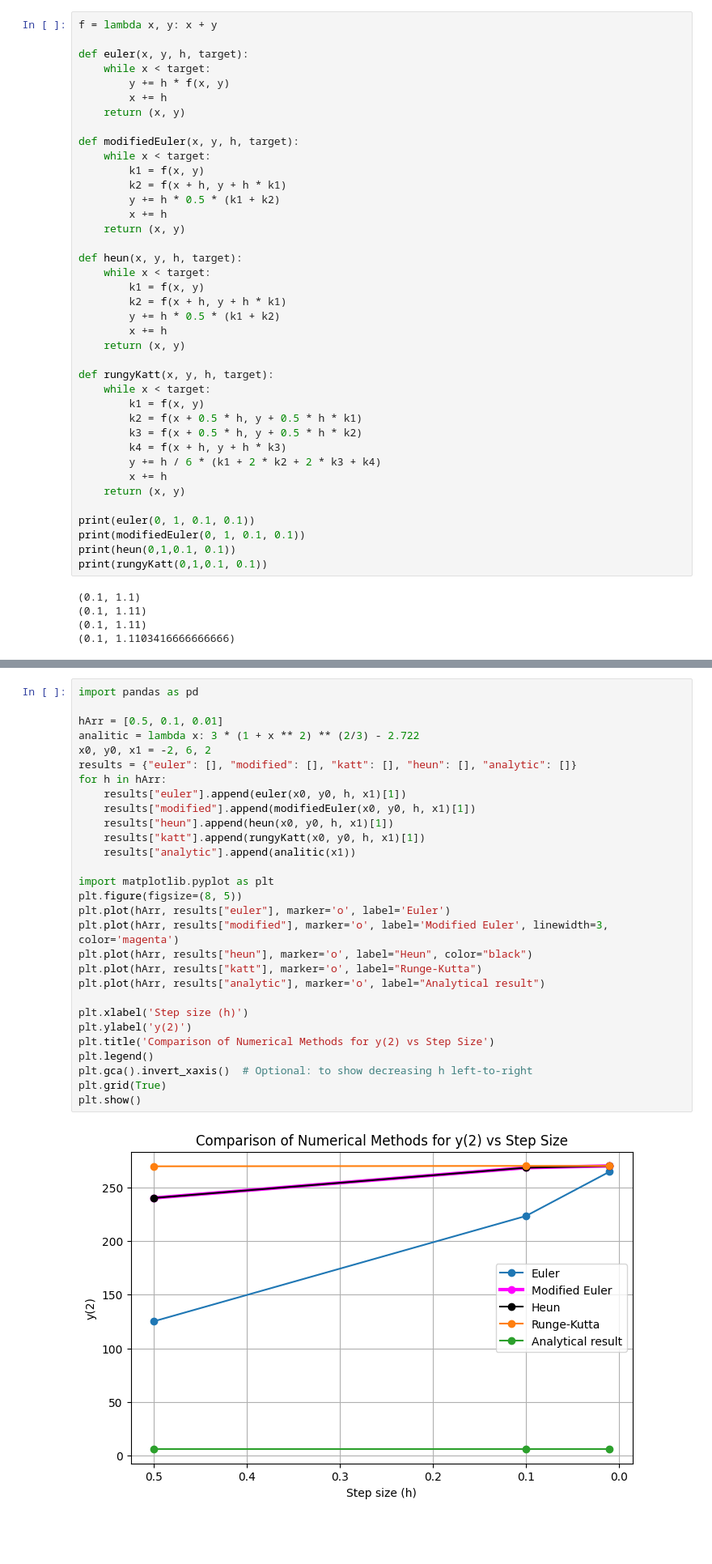
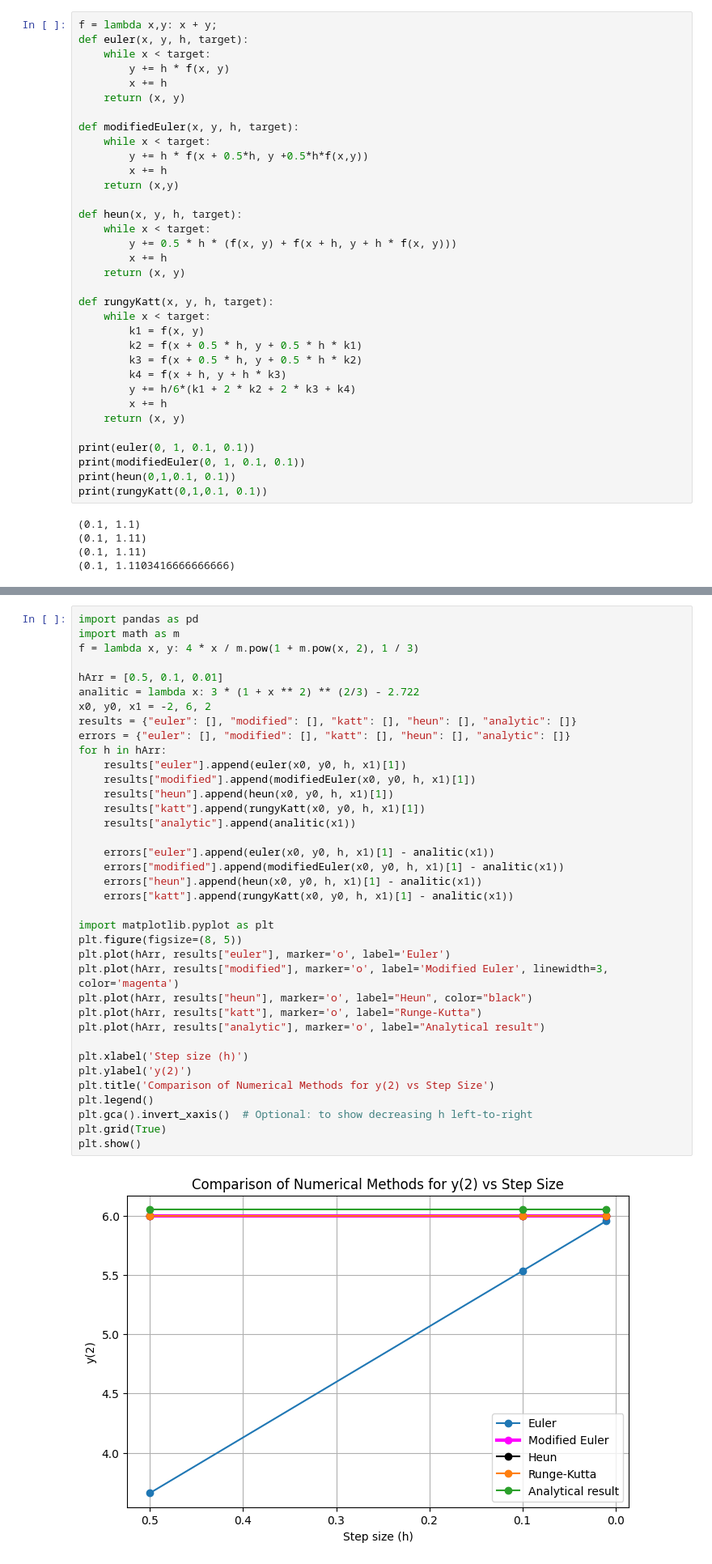
Before and after one commit to Hadidomena/MetodyNumeryczne, a Jupyter notebook: MetodyNumeryczne/Sprawozdanie4.ipynb, the cells around one changed output, grey strips where cells are left out. Shown at 81% size. Cells and saved outputs as stored; diff of their text form; blank space fills up the shorter version.

```diff
--- a/MetodyNumeryczne/Sprawozdanie4.ipynb
+++ b/MetodyNumeryczne/Sprawozdanie4.ipynb
@@ -19,8 +21,7 @@
 
     - Metoda Rungego-Kutty - bardziej zaawansowana metoda, która pozwala na uzyskanie lepszej dokładności dzięki wykorzystaniu kilku ocen nachylenia funkcji w jednym kroku iteracyjnym.
 # %%
-f = lambda x, y: x + y
-
+f = lambda x,y: x + y;
 def euler(x, y, h, target):
     while x < target:
         y += h * f(x, y)
@@ -29,17 +30,13 @@ def euler(x, y, h, target):
 
 def modifiedEuler(x, y, h, target):
     while x < target:
-        k1 = f(x, y)
-        k2 = f(x + h, y + h * k1)
-        y += h * 0.5 * (k1 + k2)
+        y += h * f(x + 0.5*h, y +0.5*h*f(x,y))
         x += h
-    return (x, y)
+    return (x,y)
 
 def heun(x, y, h, target):
     while x < target:
-        k1 = f(x, y)
-        k2 = f(x + h, y + h * k1)
-        y += h * 0.5 * (k1 + k2)
+        y += 0.5 * h * (f(x, y) + f(x + h, y + h * f(x, y)))
         x += h
     return (x, y)
 
@@ -49,7 +46,7 @@ def rungyKatt(x, y, h, target):
         k2 = f(x + 0.5 * h, y + 0.5 * h * k1)
         k3 = f(x + 0.5 * h, y + 0.5 * h * k2)
         k4 = f(x + h, y + h * k3)
-        y += h / 6 * (k1 + 2 * k2 + 2 * k3 + k4)
+        y += h/6*(k1 + 2 * k2 + 2 * k3 + k4)
         x += h
     return (x, y)
 
@@ -81,35 +78,43 @@ c) **Analiza**:
    - Zalecenia, która metoda jest najbardziej efektywna w kontekście badanego równania.
 # %%
 import pandas as pd
+import math as m
+f = lambda x, y: 4 * x / m.pow(1 + m.pow(x, 2), 1 / 3)
 
 hArr = [0.5, 0.1, 0.01]
 analitic = lambda x: 3 * (1 + x ** 2) ** (2/3) - 2.722
 x0, y0, x1 = -2, 6, 2
 results = {"euler": [], "modified": [], "katt": [], "heun": [], "analytic": []}
+errors = {"euler": [], "modified": [], "katt": [], "heun": [], "analytic": []}
 for h in hArr:
     results["euler"].append(euler(x0, y0, h, x1)[1])
     results["modified"].append(modifiedEuler(x0, y0, h, x1)[1])
     results["heun"].append(heun(x0, y0, h, x1)[1])
     results["katt"].append(rungyKatt(x0, y0, h, x1)[1])
     results["analytic"].append(analitic(x1))
+
+    errors["euler"].append(euler(x0, y0, h, x1)[1] - analitic(x1))
+    errors["modified"].append(modifiedEuler(x0, y0, h, x1)[1] - analitic(x1))
+    errors["heun"].append(heun(x0, y0, h, x1)[1] - analitic(x1))
+    errors["katt"].append(rungyKatt(x0, y0, h, x1)[1] - analitic(x1))
 
 import matplotlib.pyplot as plt
 plt.figure(figsize=(8, 5))
 plt.plot(hArr, results["euler"], marker='o', label='Euler')
 plt.plot(hArr, results["modified"], marker='o', label='Modified Euler', linewidth=3, color='magenta')
 plt.plot(hArr, results["heun"], marker='o', label="Heun", color="black")
 plt.plot(hArr, results["katt"], marker='o', label="Runge-Kutta")
 plt.plot(hArr, results["analytic"], marker='o', label="Analytical result")
 
 plt.xlabel('Step size (h)')
 plt.ylabel('y(2)')
 plt.title('Comparison of Numerical Methods for y(2) vs Step Size')
 plt.legend()
 plt.gca().invert_xaxis()  # Optional: to show decreasing h left-to-right
 plt.grid(True)
 plt.show()
 # %% [output]
-[figure, old version]
+[figure, new version]
 # %%
 df_results = pd.DataFrame({
     'h': hArr,
```
Also changed, not shown: parts of 5 cells of this notebook, 2 other files.
